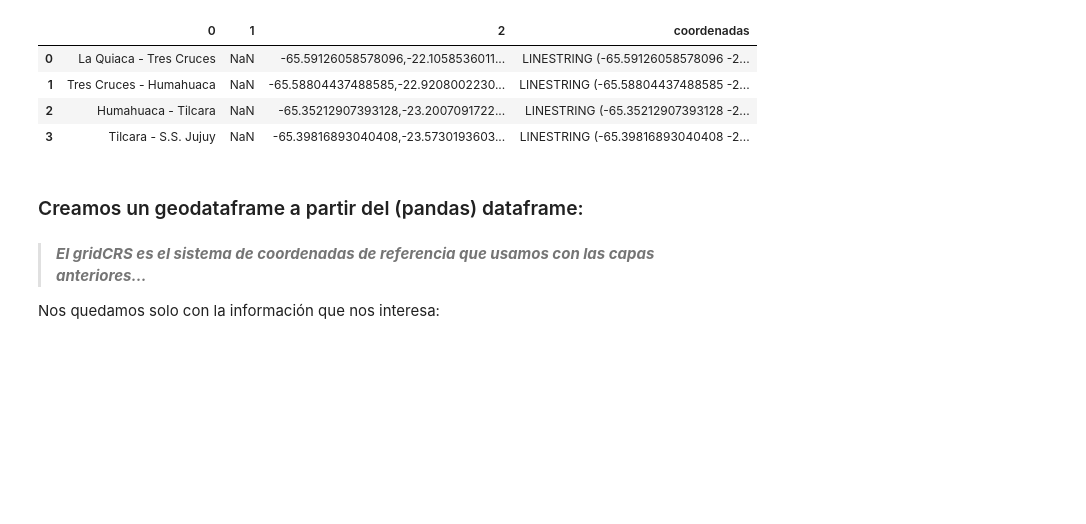
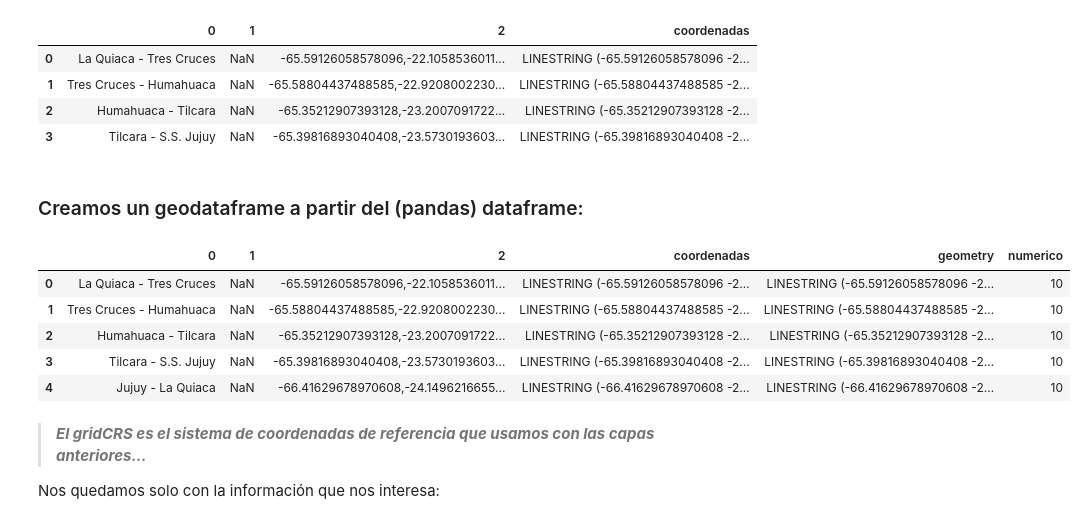
Before and after one commit to LeoMorales/taller-python-cenpat, a Jupyter notebook: Clase 04 - Geopandas.ipynb, the cells around one changed output. Saved outputs shown, nothing was run; the diff lists cells and outputs as text; code cells hidden in the pictures; blank space fills up the shorter version.

```diff
--- a/Clase 04 - Geopandas.ipynb
+++ b/Clase 04 - Geopandas.ipynb
@@ -993,3 +1052,5 @@ fibra_en_servicio.head()
 | 2 | Humahuaca - Tilcara | NaN | -65.35212907393128,-23.2007091722... |
 | 3 | Tilcara - S.S. Jujuy | NaN | -65.39816893040408,-23.5730193603... |
 | 4 | Jujuy - La Quiaca | NaN | -66.41629678970608,-24.1496216655... |
+# %%
+fibra_en_servicio['numerico'] = 10
@@ -1089,6 +1174,15 @@ fibra_en_servicio_gdf = gpd.GeoDataFrame(
     crs=gridCRS,
     geometry=fibra_en_servicio['coordenadas']
 )
+# %%
+fibra_en_servicio_gdf.head()
+# %% [output]
+|  | 0 | 1 | 2 | coordenadas | geometry | numerico |
+| 0 | La Quiaca - Tres Cruces | NaN | -65.59126058578096,-22.1058536011... | LINESTRING (-65.59126058578096 -2... | LINESTRING (-65.59126058578096 -2... | 10 |
+| 1 | Tres Cruces - Humahuaca | NaN | -65.58804437488585,-22.9208002230... | LINESTRING (-65.58804437488585 -2... | LINESTRING (-65.58804437488585 -2... | 10 |
+| 2 | Humahuaca - Tilcara | NaN | -65.35212907393128,-23.2007091722... | LINESTRING (-65.35212907393128 -2... | LINESTRING (-65.35212907393128 -2... | 10 |
+| 3 | Tilcara - S.S. Jujuy | NaN | -65.39816893040408,-23.5730193603... | LINESTRING (-65.39816893040408 -2... | LINESTRING (-65.39816893040408 -2... | 10 |
+| 4 | Jujuy - La Quiaca | NaN | -66.41629678970608,-24.1496216655... | LINESTRING (-66.41629678970608 -2... | LINESTRING (-66.41629678970608 -2... | 10 |
 # %% [markdown]
 > **_El gridCRS es el sistema de coordenadas de referencia que usamos con las capas anteriores..._**
 
```
Also changed, not shown: parts of 27 cells of this notebook, 3 other files.
